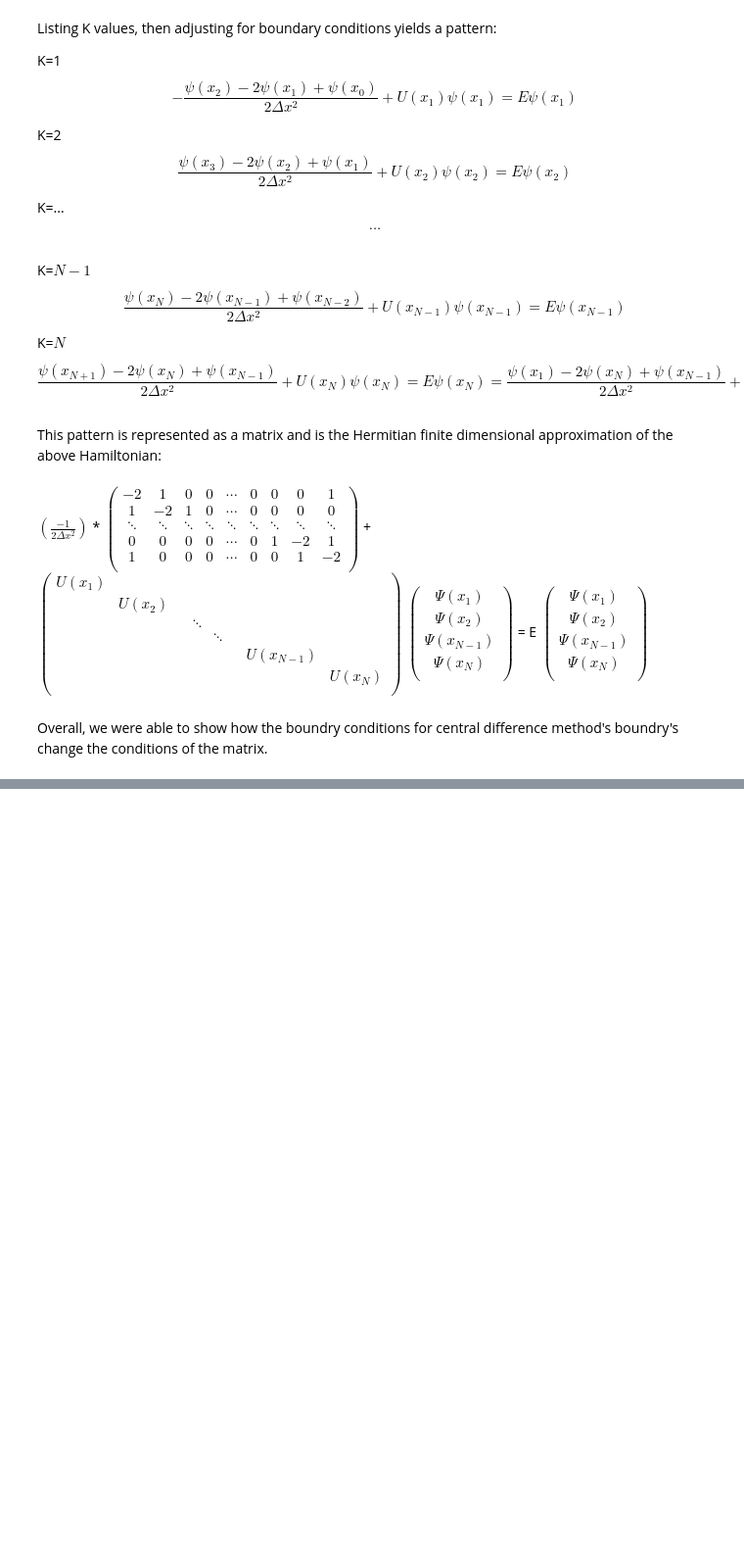
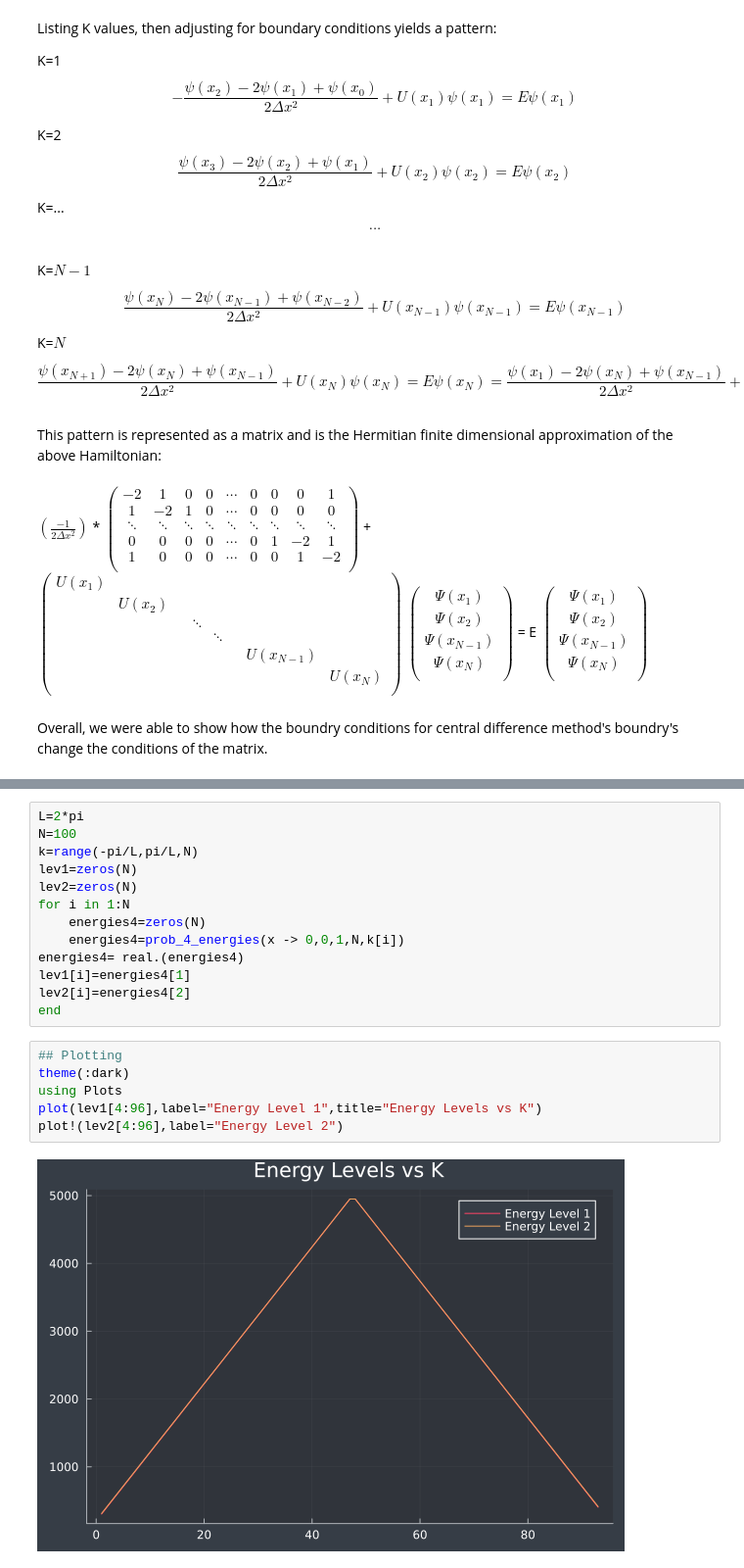
Before and after one commit to jloch206/Comp_Phys_Lochner, a Jupyter notebook: HW3_Report.ipynb, the cells around one changed output, grey strips where cells are left out. Shown at 98% size. Cells and saved outputs as stored; diff of their text form; blank space fills up the shorter version.

```diff
--- a/HW3_Report.ipynb
+++ b/HW3_Report.ipynb
@@ -170,0 +243,21 @@ Overall, we were able to show how the boundry conditions for central difference
+# %%
+L=2*pi
+N=100
+k=range(-pi/L,pi/L,N)
+lev1=zeros(N)
+lev2=zeros(N)
+for i in 1:N
+    energies4=zeros(N)
+    energies4=prob_4_energies(x -> 0,0,1,N,k[i])
+energies4= real.(energies4)
+lev1[i]=energies4[1]
+lev2[i]=energies4[2]
+end
+# %%
+## Plotting
+theme(:dark)
+using Plots
+plot(lev1[4:96],label="Energy Level 1",title="Energy Levels vs K")
+plot!(lev2[4:96],label="Energy Level 2")
+# %% [output]
+[figure, added]
```
Also changed, not shown: parts of 6 cells of this notebook.
